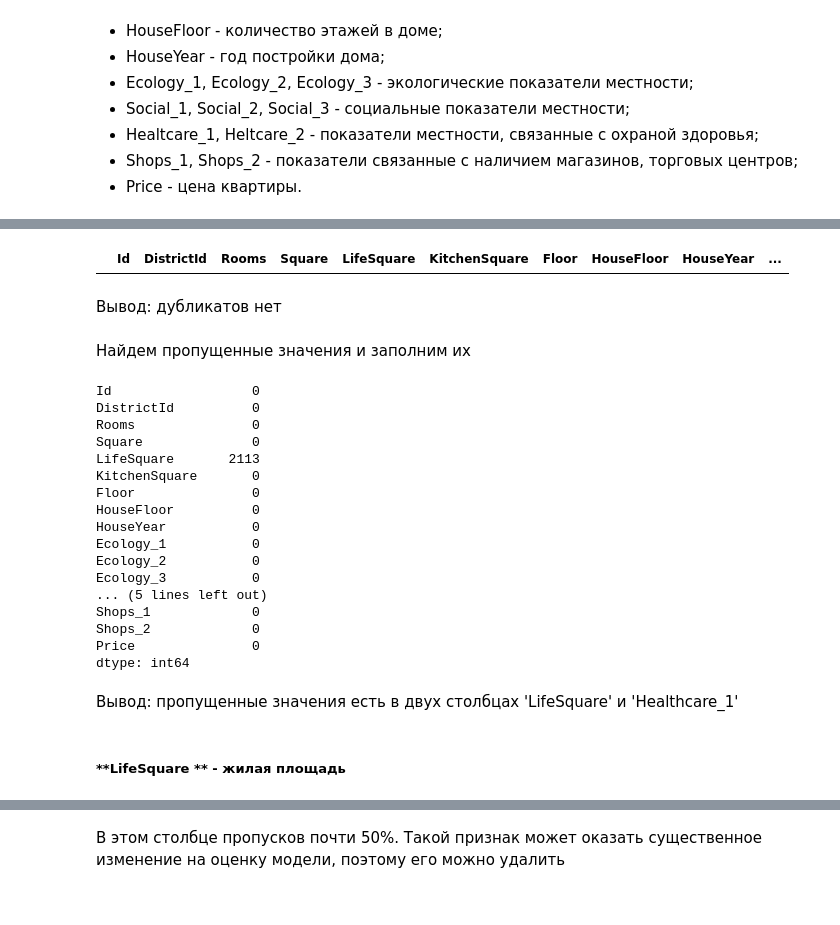
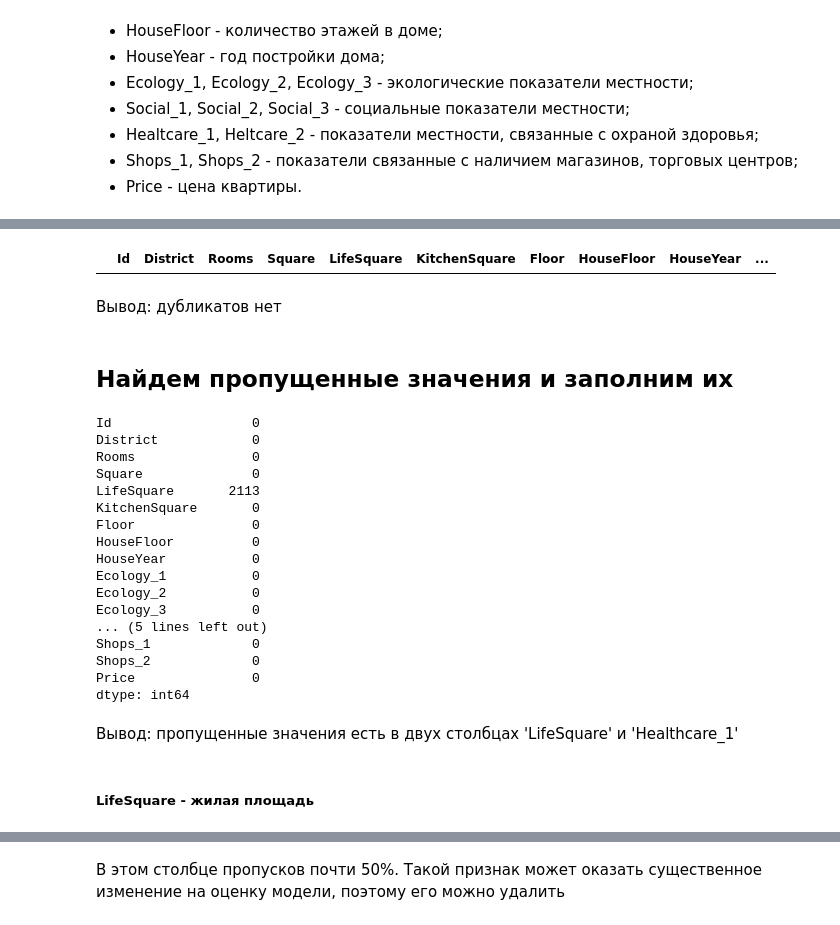
Before and after one commit to pamaxpower/PyLib, a Jupyter notebook: Course_project/cp.ipynb, the cells around one changed output, grey strips where cells are left out. Saved outputs shown, nothing was run; the diff lists cells and outputs as text; code cells hidden in the pictures.

```diff
--- a/Course_project/cp.ipynb
+++ b/Course_project/cp.ipynb
@@ -118,2 +159,6 @@ X
+# %%
+# Изменим имя двум признакам
+train_data.rename(columns = {'Helthcare_2': 'Healthcare_2',
+                             'DistrictId': 'District'}, inplace=True)
 # %% [markdown]
 ### Рассмотрим целевую переменную
@@ -260,20 +249,20 @@ train_data.describe()
 | max | 16798.00000 | 209.000000 | 19.000000 | 641.065186 | 7480.592285 | 2014.000000 | 42.000000 | 117.000000 | 2.005201e+07 | ... |
 # %%
 # проверим датасет на дубликаты
-duplicates = X.duplicated()
-X[duplicates]
+duplicates = train_data.duplicated()
+train_data[duplicates]
 # %% [output]
-|  | Id | DistrictId | Rooms | Square | LifeSquare | KitchenSquare | Floor | HouseFloor | HouseYear | ... |
+|  | Id | District | Rooms | Square | LifeSquare | KitchenSquare | Floor | HouseFloor | HouseYear | ... |
 # %% [markdown]
 Вывод: дубликатов нет
 # %% [markdown]
-Найдем пропущенные значения и заполним их
+## Найдем пропущенные значения и заполним их
 # %%
 # найдем пропущенные значения
 train_data.isna().sum()
 # %% [output]
 Id                  0
-DistrictId          0
+District            0
 Rooms               0
 Square              0
 LifeSquare       2113
@@ -292,4 +281,4 @@ dtype: int64
 # %% [markdown]
 Вывод: пропущенные значения есть в двух столбцах 'LifeSquare' и 'Healthcare_1'
 # %% [markdown]
-##### **LifeSquare ** - жилая площадь
+#####  **LifeSquare** - жилая площадь
```
Also changed, not shown: parts of 111 cells of this notebook, 1 other file.
